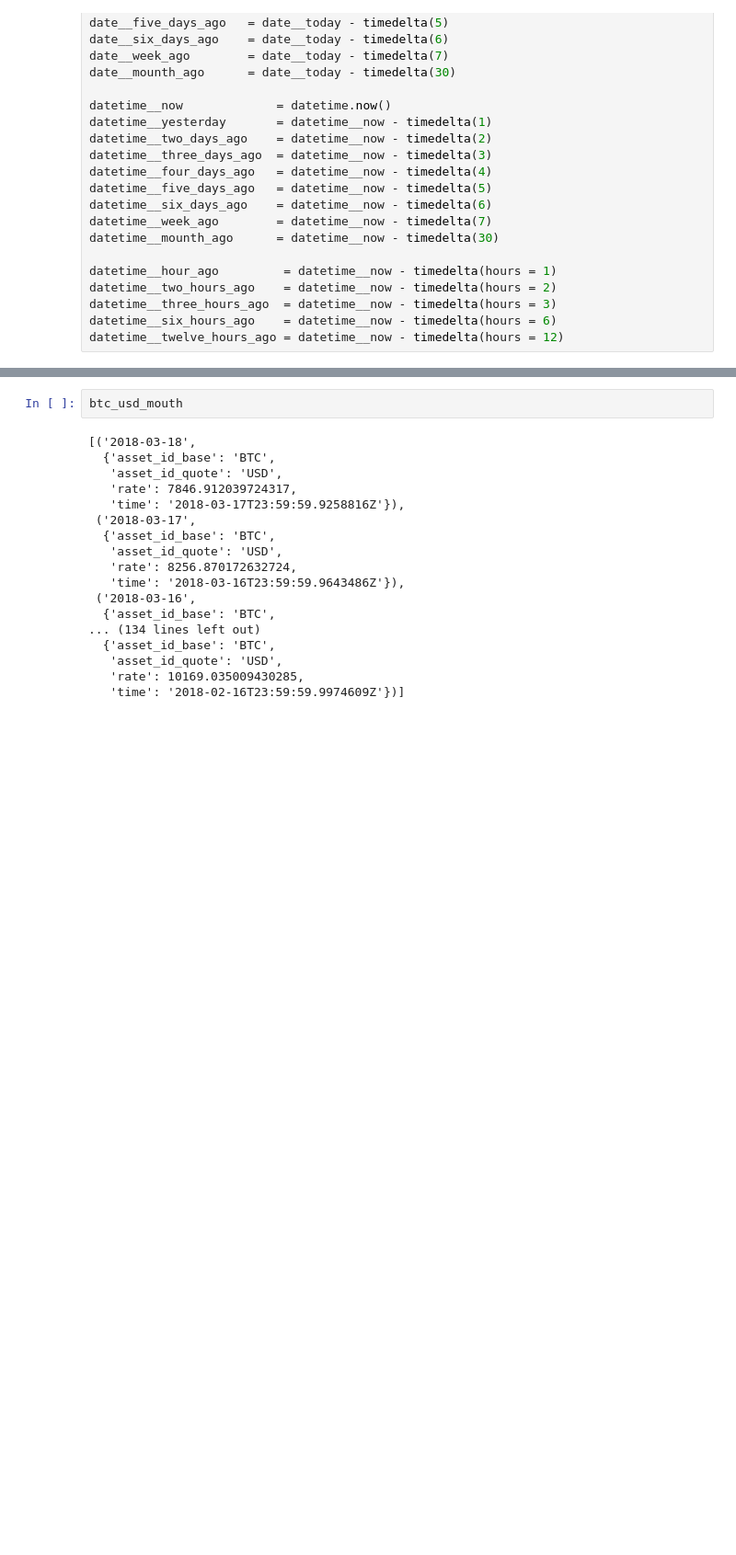
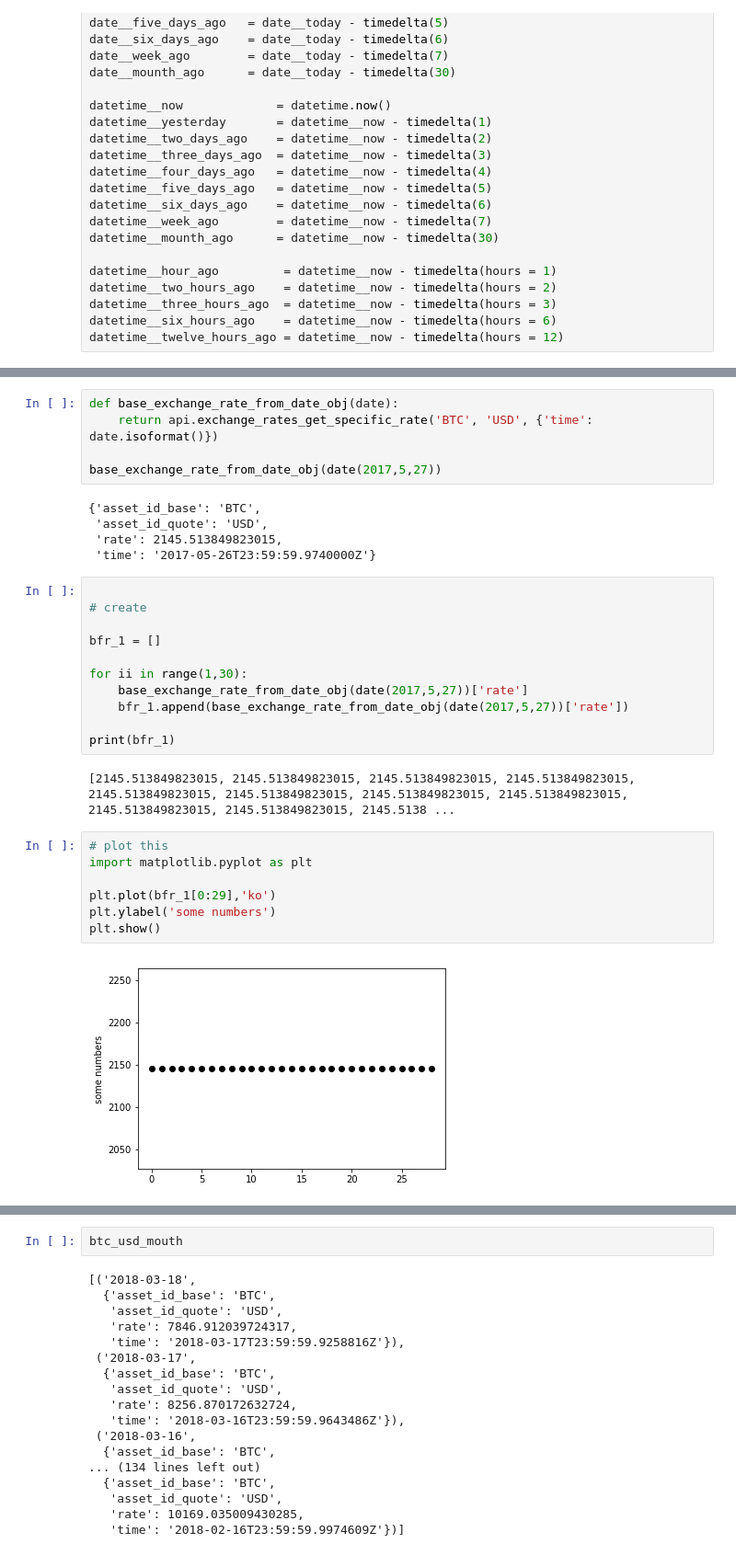
Before and after one commit to pdxtrader/wierd_stuff, a Jupyter notebook: python-rest/test_group_2.ipynb, the cells around one changed output, grey strips where cells are left out. Shown at 92% size. Cells and saved outputs as stored; diff of their text form; blank space fills up the shorter version.

```diff
--- a/python-rest/test_group_2.ipynb
+++ b/python-rest/test_group_2.ipynb
@@ -273,0 +290,32 @@ Rate:  1595.6336788689919
+# %%
+def base_exchange_rate_from_date_obj(date):
+    return api.exchange_rates_get_specific_rate('BTC', 'USD', {'time': date.isoformat()})
+
+base_exchange_rate_from_date_obj(date(2017,5,27))
+# %% [output]
+{'asset_id_base': 'BTC',
+ 'asset_id_quote': 'USD',
+ 'rate': 2145.513849823015,
+ 'time': '2017-05-26T23:59:59.9740000Z'}
+# %%
+
+# create
+
+bfr_1 = []
+
+for ii in range(1,30):
+    base_exchange_rate_from_date_obj(date(2017,5,27))['rate']
+    bfr_1.append(base_exchange_rate_from_date_obj(date(2017,5,27))['rate'])
+
+print(bfr_1)
+# %% [output]
+[2145.513849823015, 2145.513849823015, 2145.513849823015, 2145.513849823015, 2145.513849823015, 2145.513849823015, 2145.513849823015, 2145.513849823015, 2145.513849823015, 2145.513849823015, 2145.5138 ...
+# %%
+# plot this
+import matplotlib.pyplot as plt
+
+plt.plot(bfr_1[0:29],'ko')
+plt.ylabel('some numbers')
+plt.show()
+# %% [output]
+[figure, added]
```
Also changed, not shown: parts of 11 cells of this notebook.
